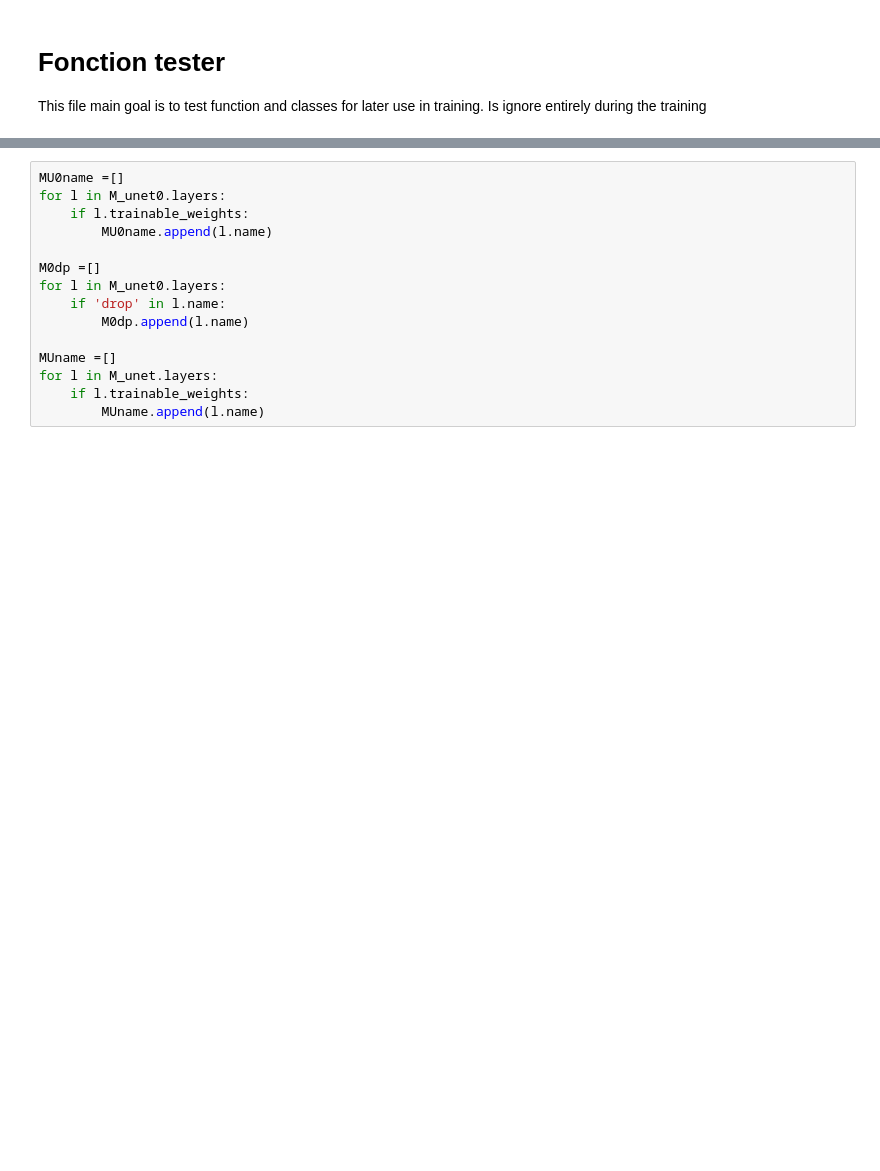
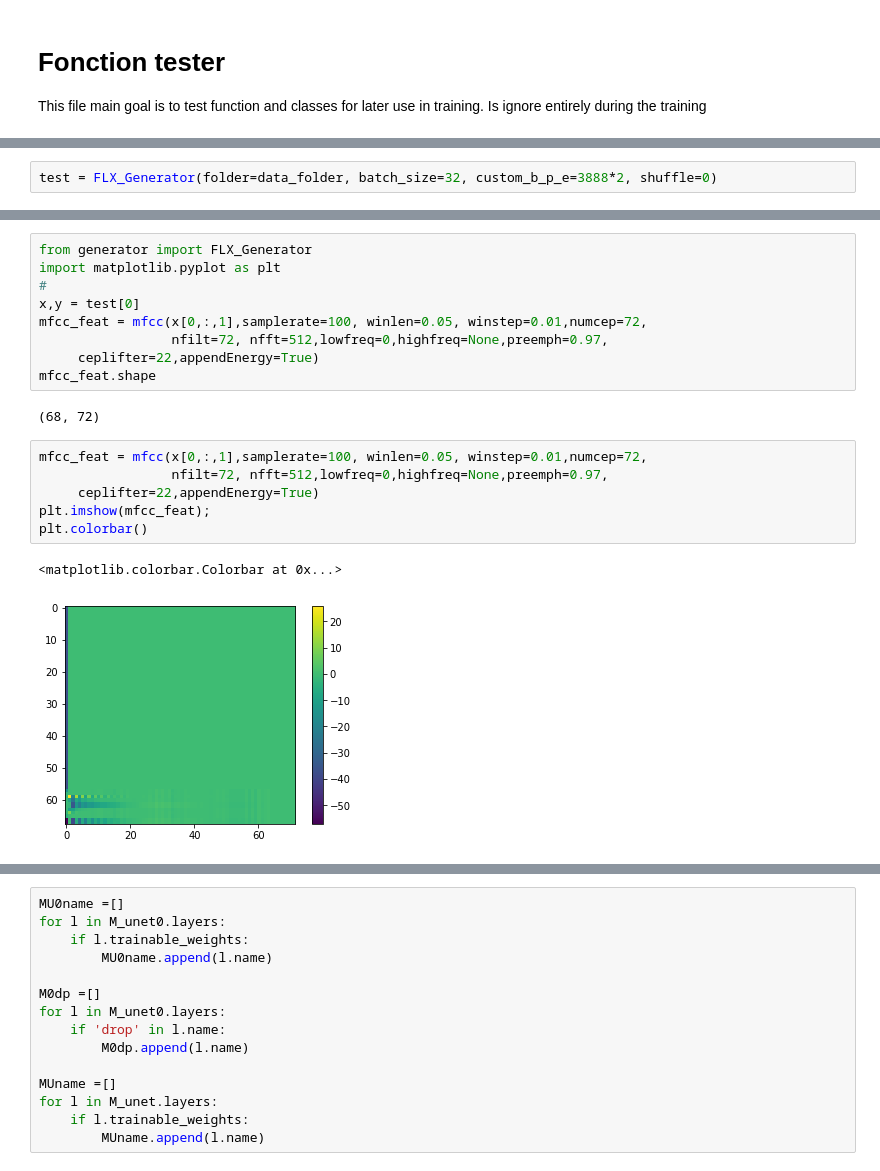
Before and after one commit to VIsh76/FLX_NN_emulation, a Jupyter notebook: fonction_tester.ipynb, the cells around one changed output, grey strips where cells are left out. Saved outputs shown, nothing was run; the diff lists cells and outputs as text; blank space fills up the shorter version.

```diff
--- a/fonction_tester.ipynb
+++ b/fonction_tester.ipynb
@@ -5,0 +95,2 @@ Is ignore entirely during the training
+# %%
+test = FLX_Generator(folder=data_folder, batch_size=32, custom_b_p_e=3888*2, shuffle=0)
@@ -5,0 +116,20 @@ Is ignore entirely during the training
+# %%
+from generator import FLX_Generator
+import matplotlib.pyplot as plt
+#
+x,y = test[0]
+mfcc_feat = mfcc(x[0,:,1],samplerate=100, winlen=0.05, winstep=0.01,numcep=72,
+                 nfilt=72, nfft=512,lowfreq=0,highfreq=None,preemph=0.97,
+     ceplifter=22,appendEnergy=True)
+mfcc_feat.shape
+# %% [output]
+(68, 72)
+# %%
+mfcc_feat = mfcc(x[0,:,1],samplerate=100, winlen=0.05, winstep=0.01,numcep=72,
+                 nfilt=72, nfft=512,lowfreq=0,highfreq=None,preemph=0.97,
+     ceplifter=22,appendEnergy=True)
+plt.imshow(mfcc_feat);
+plt.colorbar()
+# %% [output]
+<matplotlib.colorbar.Colorbar at 0x...>
+[figure, added]
```
Also changed, not shown: parts of 18 cells of this notebook, 17 other files.
